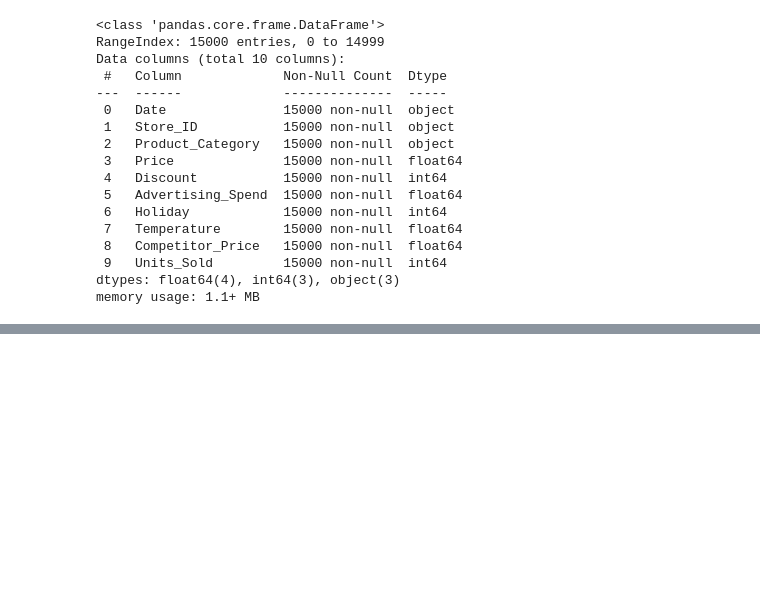
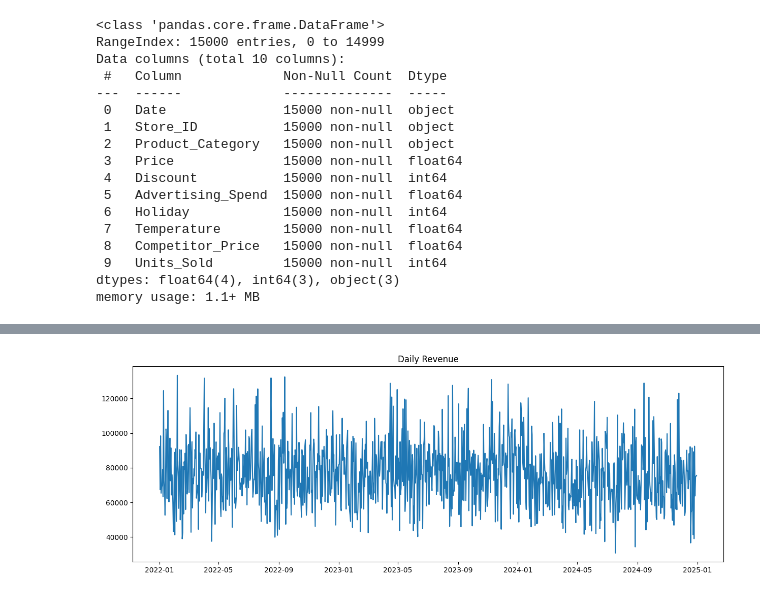
Before and after one commit to projit-1/time_series_analysis_retail_sales_data, a Jupyter notebook: time_series_analysis_retail_sales_data.ipynb, the cells around one changed output, grey strips where cells are left out. Cells and saved outputs as stored; diff of their text form; code cells hidden in the pictures; blank space fills up the shorter version.

```diff
--- a/time_series_analysis_retail_sales_data.ipynb
+++ b/time_series_analysis_retail_sales_data.ipynb
@@ -47,0 +152,14 @@ memory usage: 1.1+ MB
+# %%
+df["Date"] = pd.to_datetime(df["Date"])
+# %%
+df["Revenue"] = (
+    df["Price"] *
+    df["Units_Sold"] *
+    (1 - df["Discount"]/100)
+)
+# %%
+## Aggregate daily revenue.
+
+daily = df.groupby("Date")["Revenue"].sum().reset_index()
+
+daily.head()
@@ -47,0 +173,6 @@ memory usage: 1.1+ MB
+# %%
+## Set Date as index.
+
+daily = daily.set_index("Date")
+
+daily.head()
@@ -47,0 +187,12 @@ memory usage: 1.1+ MB
+# %%
+## Plot Daily Revenue.
+
+plt.figure(figsize=(15,5))
+
+plt.plot(daily["Revenue"])
+
+plt.title("Daily Revenue")
+
+plt.show()
+# %% [output]
+[figure, added]
```
Also changed, not shown: parts of 19 cells of this notebook.
